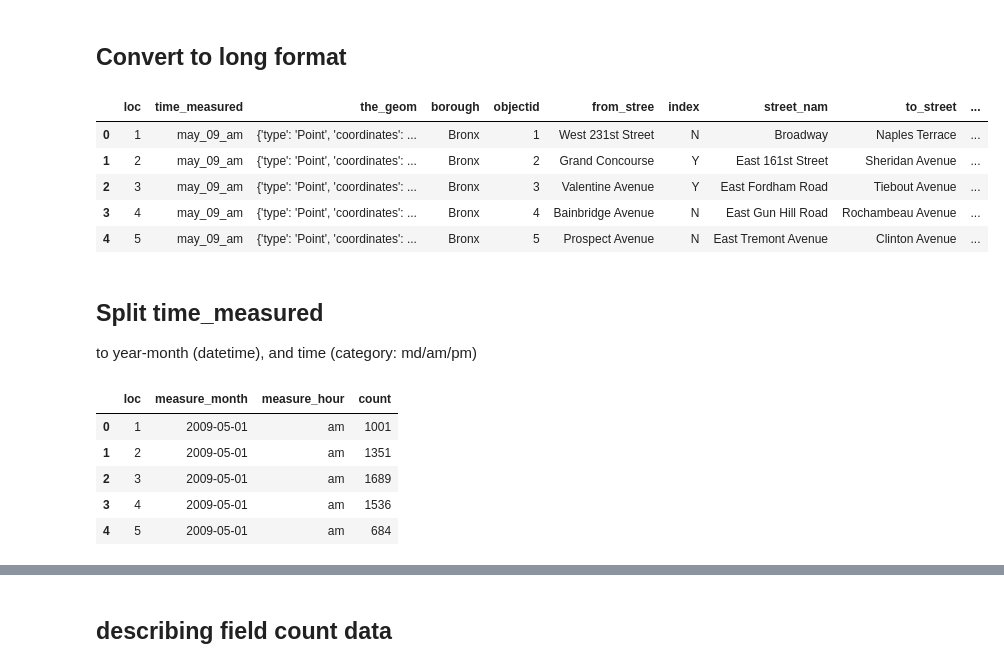
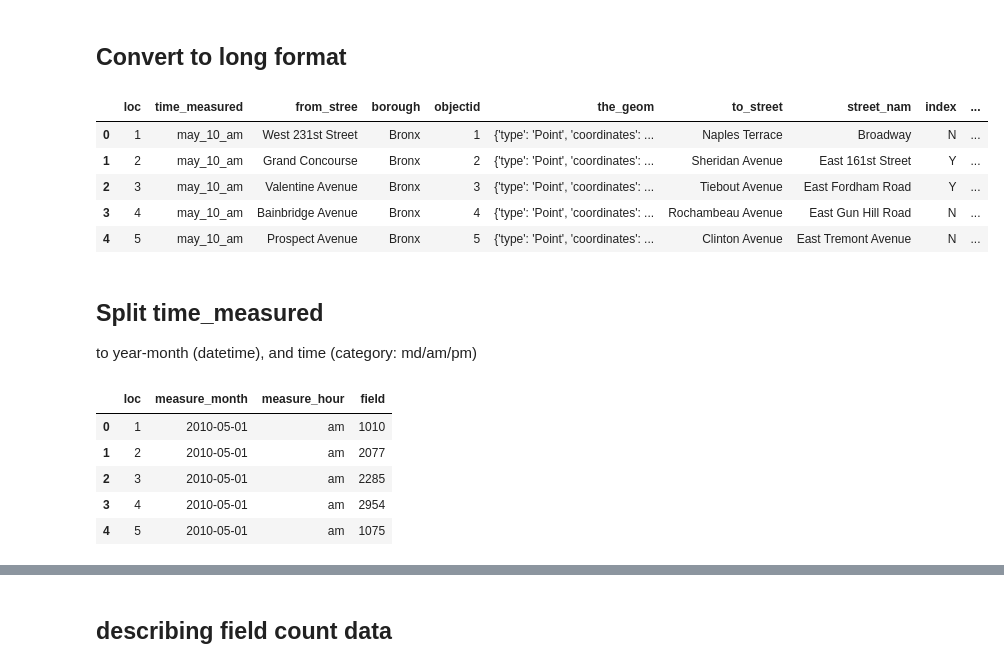
Before and after one commit to yonghah/nyc_ped_count_cnn, a Jupyter notebook: notebooks/03-dataset-cleaning.ipynb, the cells around one changed output, grey strips where cells are left out. Cells and saved outputs as stored; diff of their text form; code cells hidden in the pictures.

```diff
--- a/notebooks/03-dataset-cleaning.ipynb
+++ b/notebooks/03-dataset-cleaning.ipynb
@@ -23,7 +23,7 @@ query = ("https://data.cityofnewyork.us/resource/cqsj-cfgu.json")
 df_wide = pd.read_json(query)
 rename = dict()
 for cname in df_wide.filter(regex='_am|_md|_pm').columns:
-    rename[cname] = 'count-' + cname
+    rename[cname] = 'field-' + cname
 df_wide = df_wide.rename(columns=rename)
 df_wide.head()
 # %% [output]
@@ -78,7 +78,7 @@ count-may_19_md                                                   NaN
 Name: 101, dtype: object
 # %%
-# it is a bridge location. let's remove it.
-df_wide = df_wide.drop(df_wide.index[101])
+# it has missing values in early years but recent years are ok. let's leave it as is.
+# df_wide = df_wide.drop(df_wide.index[101])
 # %% [markdown]
 ### missing value count - column-wise
 # %%
@@ -103,30 +114,24 @@ dtype: int64
 # %%
 # 2019 data (may_19_*) has too many missing values. Let's remove them.
-# also remove 08 and 07 since they have missing values and too old.
-df_wide = df_wide.drop(columns=[
-    'count-may_19_am',  'count-may_19_pm',  'count-may_19_md',
-    'count-may_07_am',  'count-may_07_pm',  'count-may_07_md',
-    'count-sept_07_am', 'count-sept_07_pm', 'count-sept_07_md',
-    'count-may_08_am',  'count-may_08_pm',  'count-may_08_md',
-    'count-sept_08_am', 'count-sept_08_pm', 'count-sept_08_md'
-])
+# also remove 09, 08 and 07 since they have missing values and too old.
+df_wide = df_wide.drop(columns=df_wide.filter(regex='_(19|07|08|09)_(am|pm|md)').columns)
 # %% [markdown]
 ## Convert to long format
 # %%
 df_long = pd.wide_to_long(df_wide,
-                          stubnames='count',
+                          stubnames='field',
                           i='loc',
                           j='time_measured',
                           suffix='\w+',
                           sep='-').reset_index()
 df_long.head()
 # %% [output]
-|  | loc | time_measured | the_geom | borough | objectid | from_stree | index | street_nam | to_street | ... |
-| 0 | 1 | may_09_am | {'type': 'Point', 'coordinates': ... | Bronx | 1 | West 231st Street | N | Broadway | Naples Terrace | ... |
-| 1 | 2 | may_09_am | {'type': 'Point', 'coordinates': ... | Bronx | 2 | Grand Concourse | Y | East 161st Street | Sheridan Avenue | ... |
-| 2 | 3 | may_09_am | {'type': 'Point', 'coordinates': ... | Bronx | 3 | Valentine Avenue | Y | East Fordham Road | Tiebout Avenue | ... |
-| 3 | 4 | may_09_am | {'type': 'Point', 'coordinates': ... | Bronx | 4 | Bainbridge Avenue | N | East Gun Hill Road | Rochambeau Avenue | ... |
-| 4 | 5 | may_09_am | {'type': 'Point', 'coordinates': ... | Bronx | 5 | Prospect Avenue | N | East Tremont Avenue | Clinton Avenue | ... |
+|  | loc | time_measured | from_stree | borough | objectid | the_geom | to_street | street_nam | index | ... |
+| 0 | 1 | may_10_am | West 231st Street | Bronx | 1 | {'type': 'Point', 'coordinates': ... | Naples Terrace | Broadway | N | ... |
+| 1 | 2 | may_10_am | Grand Concourse | Bronx | 2 | {'type': 'Point', 'coordinates': ... | Sheridan Avenue | East 161st Street | Y | ... |
+| 2 | 3 | may_10_am | Valentine Avenue | Bronx | 3 | {'type': 'Point', 'coordinates': ... | Tiebout Avenue | East Fordham Road | Y | ... |
+| 3 | 4 | may_10_am | Bainbridge Avenue | Bronx | 4 | {'type': 'Point', 'coordinates': ... | Rochambeau Avenue | East Gun Hill Road | N | ... |
+| 4 | 5 | may_10_am | Prospect Avenue | Bronx | 5 | {'type': 'Point', 'coordinates': ... | Clinton Avenue | East Tremont Avenue | N | ... |
 # %% [markdown]
 ## Split time_measured
 to year-month (datetime), and time (category: md/am/pm)
@@ -139,16 +144,16 @@ split = df_long['time_measured'].str.rsplit(pat='_', n=1, expand = True)
 df_long['measure_month'] = split[0]
 df_long['measure_hour'] = split[1]
 df_long['measure_month'] = pd.to_datetime(df_long['measure_month'], format="%m_%y")
-df_long = df_long[['loc', 'measure_month', 'measure_hour', 'count']]
-df_long['count'] = pd.to_numeric(df_long['count'].astype(str).str.replace(',',''), errors="coerce")
+df_long = df_long[['loc', 'measure_month', 'measure_hour', 'field']]
+df_long['field'] = pd.to_numeric(df_long['field'].astype(str).str.replace(',',''), errors="coerce")
 df_long.head()
 # %% [output]
-|  | loc | measure_month | measure_hour | count |
-| 0 | 1 | 2009-05-01 | am | 1001 |
-| 1 | 2 | 2009-05-01 | am | 1351 |
-| 2 | 3 | 2009-05-01 | am | 1689 |
-| 3 | 4 | 2009-05-01 | am | 1536 |
-| 4 | 5 | 2009-05-01 | am | 684 |
+|  | loc | measure_month | measure_hour | field |
+| 0 | 1 | 2010-05-01 | am | 1010 |
+| 1 | 2 | 2010-05-01 | am | 2077 |
+| 2 | 3 | 2010-05-01 | am | 2285 |
+| 3 | 4 | 2010-05-01 | am | 2954 |
+| 4 | 5 | 2010-05-01 | am | 1075 |
 # %%
 df_long.to_csv("../data/dataframe/nyc-field-count.csv", index=False)
 # %%
```
Also changed, not shown: parts of 16 cells of this notebook, 9 other files.
